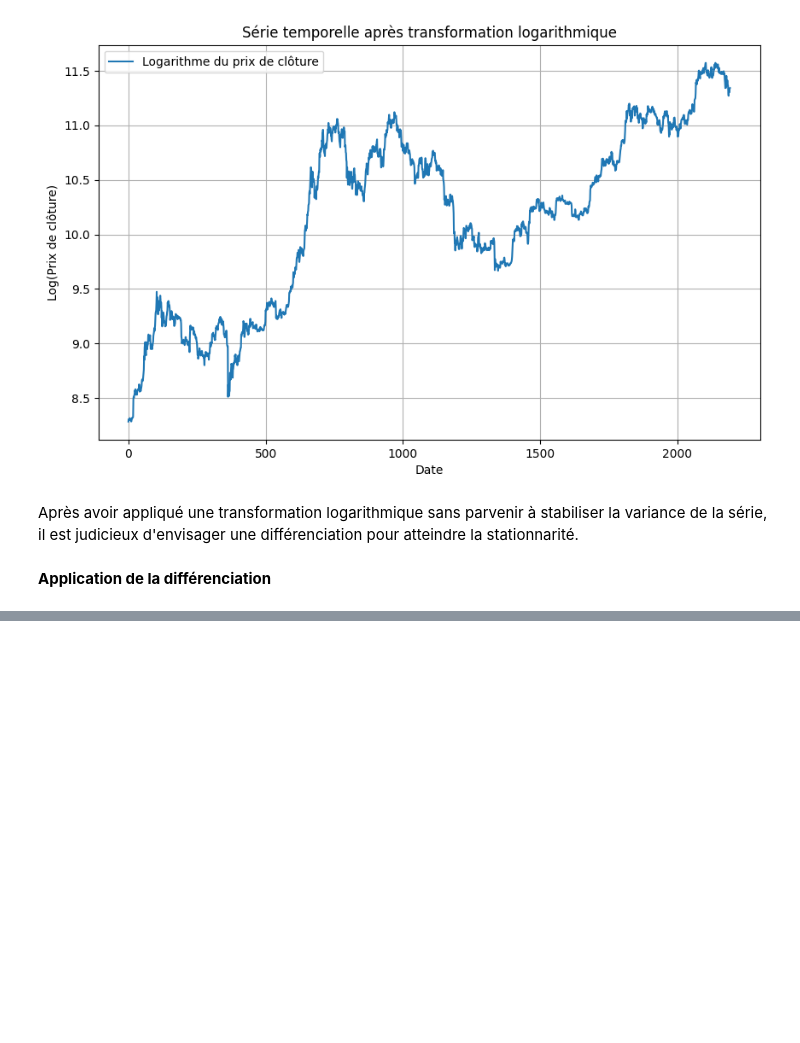
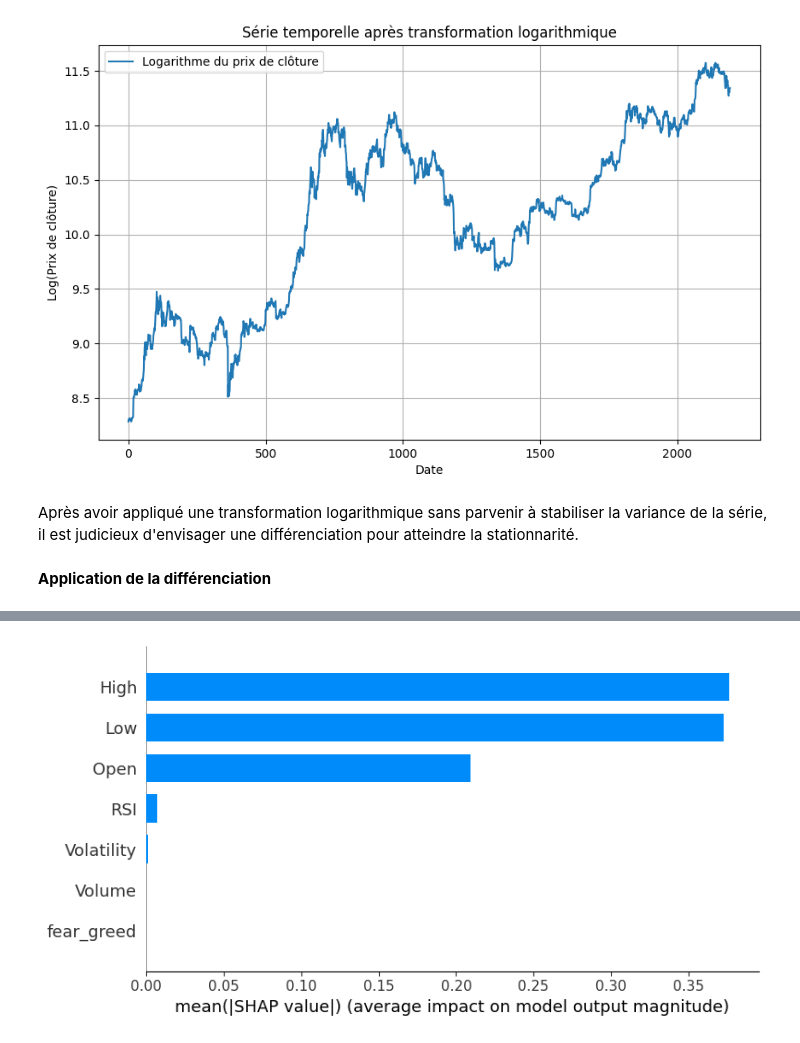
Before and after one commit to hinimdoumorsia/projet_Series_chronologiques, a Jupyter notebook: Preprocessing.ipynb, the cells around one changed output, grey strips where cells are left out. Cells and saved outputs as stored; diff of their text form; code cells hidden in the pictures; blank space fills up the shorter version.

```diff
--- a/Preprocessing.ipynb
+++ b/Preprocessing.ipynb
@@ -879,0 +773,18 @@ Test d'autocorrélation (Ljung-Box): p-value = 0.1383
+# %%
+import shap
+
+# Échantillon de référence (100 observations)
+background = X_train[:100]
+
+# Création de l'explainer (GradientExplainer pour éviter les erreurs)
+explainer = shap.GradientExplainer(model, background)
+
+# Calcul des valeurs SHAP (sur 50 échantillons)
+shap_values = explainer.shap_values(X_test[:50])
+
+# Visualisation globale
+shap.summary_plot(shap_values[0].reshape(-1, len(features)),
+                 features=test[features].columns,
+                 plot_type='bar')
+# %% [output]
+[figure, added]
```
Also changed, not shown: parts of 53 cells of this notebook.
